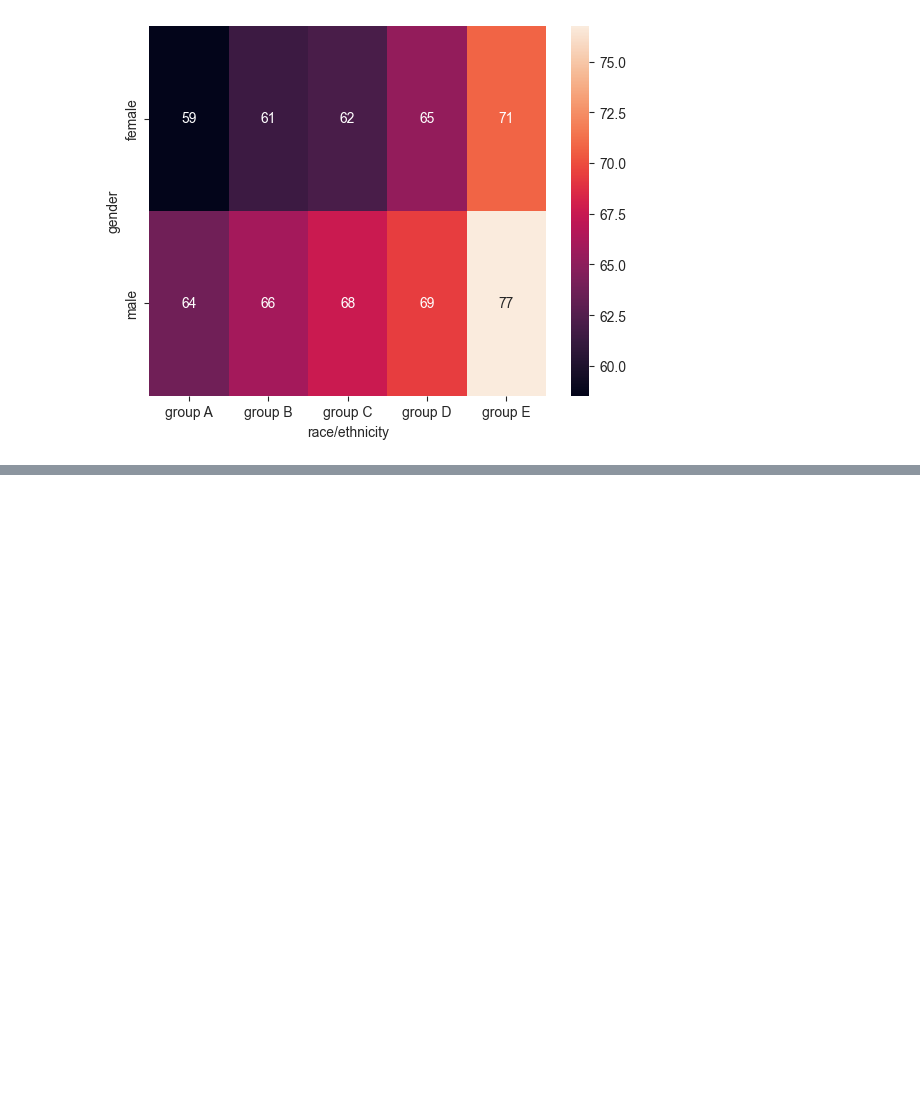
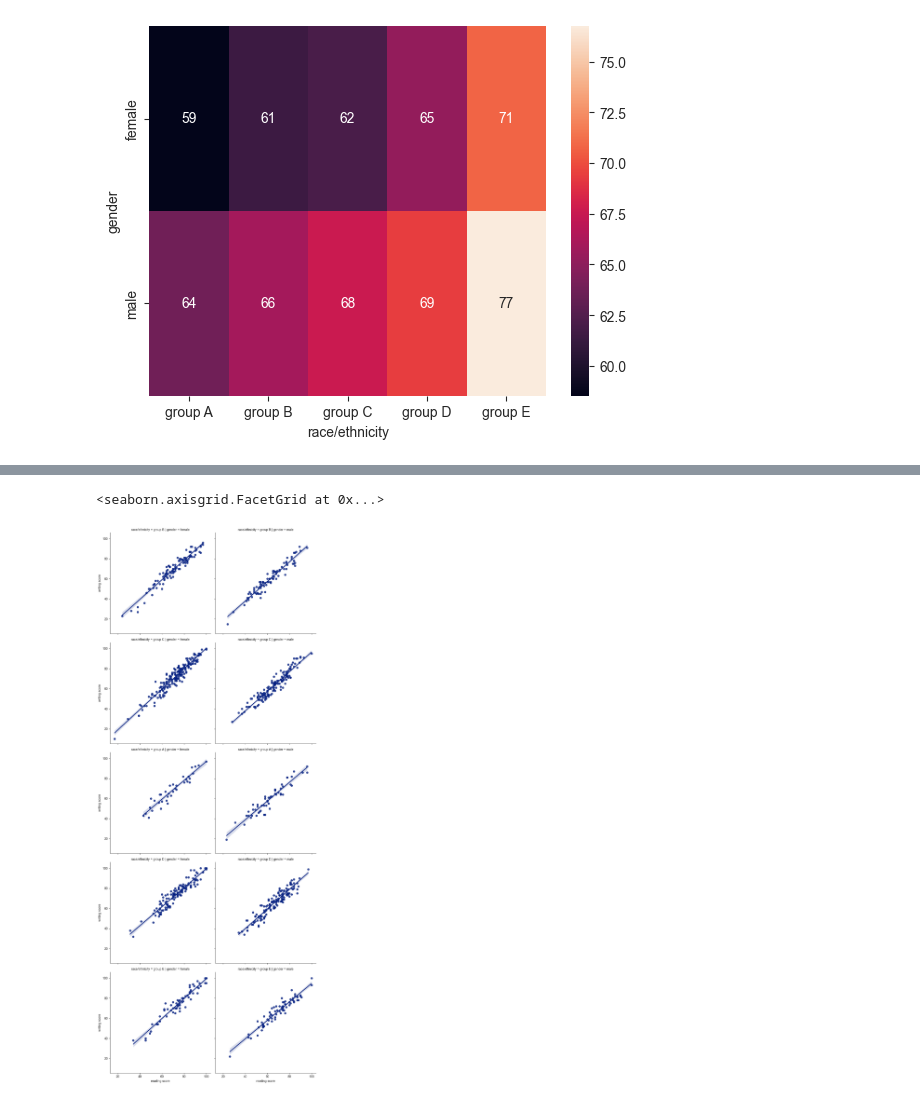
Before and after one commit to hhugoac/PythonForDataScience, a Jupyter notebook: PythonSeaborn.ipynb, the cells around one changed output, grey strips where cells are left out. Cells and saved outputs as stored; diff of their text form; code cells hidden in the pictures; blank space fills up the shorter version.

```diff
--- a/PythonSeaborn.ipynb
+++ b/PythonSeaborn.ipynb
@@ -383,0 +407,6 @@ sns.heatmap(pd.crosstab(df['gender'], df['race/ethnicity'], values = df['math sc
+# %%
+# regression tabular plots lmplot
+sns.lmplot(data = df, x = 'reading score', y = 'writing score', col = 'gender', row = 'race/ethnicity' )
+# %% [output]
+<seaborn.axisgrid.FacetGrid at 0x...>
+[figure, added]
```
Also changed, not shown: parts of 24 cells of this notebook.
